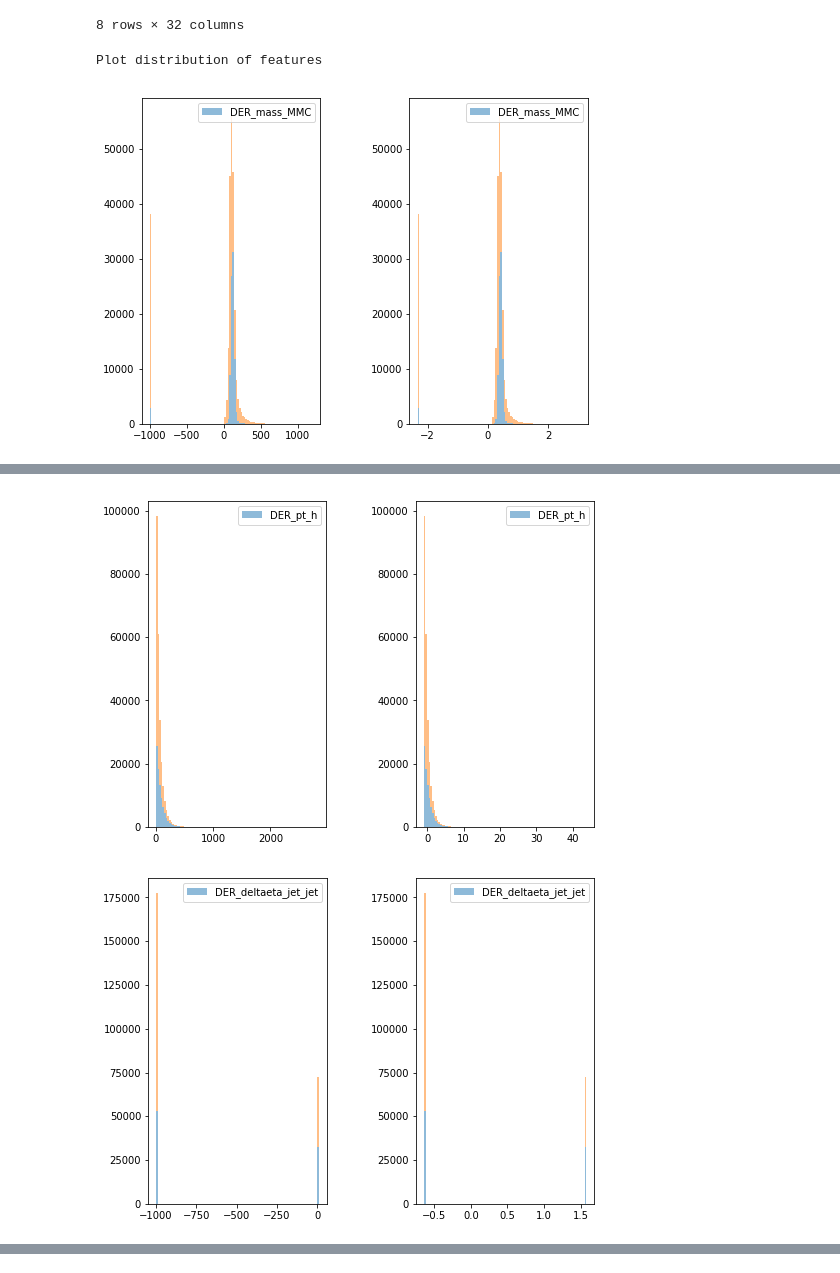
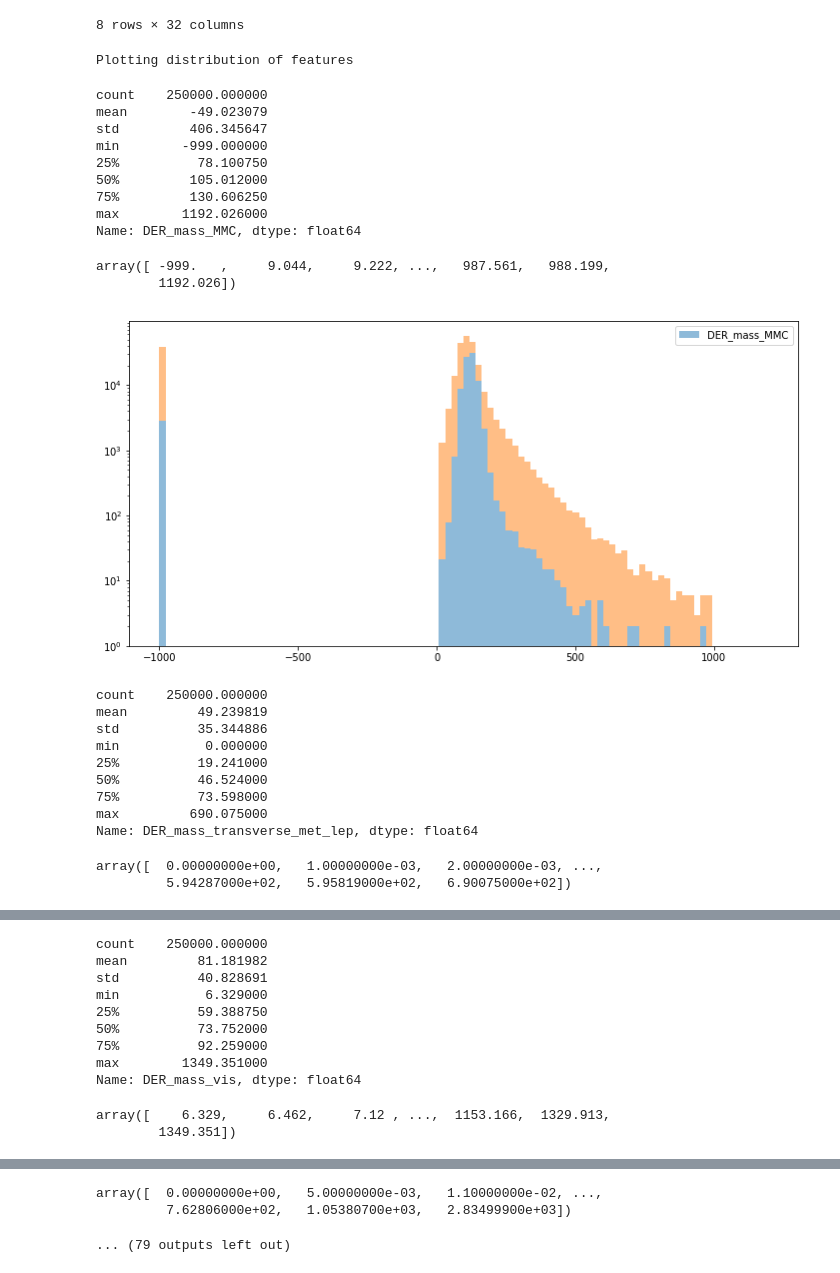
Before and after one commit to bhardwajk/kaggle-higgsboson, a Jupyter notebook: Kaggle - HiggsBoson ML challenge/DataVisualization.ipynb, the cells around one changed output, grey strips where cells are left out. Cells and saved outputs as stored; diff of their text form; code cells hidden in the pictures.

Commit message:
Analysis of each input feature - does it contain undefined value or not

```diff
--- a/Kaggle - HiggsBoson ML challenge/DataVisualization.ipynb
+++ b/Kaggle - HiggsBoson ML challenge/DataVisualization.ipynb
@@ -28,37 +28,66 @@ Summary of Training Data
 # %%
 """
 Data Columns
 ['EventId', 'DER_mass_MMC', 'DER_mass_transverse_met_lep', 'DER_mass_vis', 'DER_pt_h', 'DER_deltaeta_jet_jet', 'DER_mass_jet_jet',
  'DER_prodeta_jet_jet', 'DER_deltar_tau_lep', 'DER_pt_tot', 'DER_sum_pt', 'DER_pt_ratio_lep_tau', 'DER_met_phi_centrality',
  'DER_lep_eta_centrality', 'PRI_tau_pt', 'PRI_tau_eta', 'PRI_tau_phi', 'PRI_lep_pt', 'PRI_lep_eta', 'PRI_lep_phi',
  'PRI_met', 'PRI_met_phi', 'PRI_met_sumet', 'PRI_jet_num', 'PRI_jet_leading_pt', 'PRI_jet_leading_eta', 'PRI_jet_leading_phi',
  'PRI_jet_subleading_pt', 'PRI_jet_subleading_eta', 'PRI_jet_subleading_phi', 'PRI_jet_all_pt', 'Weight', 'Label']
  """
 
 num_features = td.shape[1]
 #num_features = 9
 
 print ("Plotting distribution of features")
 for f in np.arange(1,num_features-2):
-    plt.figure( figsize=(8,6))
-    plt.subplot(1,2,1)
+    plt.figure( figsize=(12,6))
+    plt.subplot(1,1,1)
 
     feature = list(td)[f]
-
+    display(td[feature].describe(include='all'))
+    display(np.sort(td[feature].unique()))
     mean = np.mean(td[feature])
     std = np.std(td[feature])
     plt.hist([td[feature][td.Label == 's'], td[feature][td.Label == 'b']], \
                  bins=100, alpha=0.5, stacked=True, label=feature);
     plt.legend(loc='upper right')
-
+    plt.yscale('log')
+    """
     plt.subplot(1,2,2)
     plt.hist([(td[feature][td.Label == 's'] - mean)/std, (td[feature][td.Label == 'b'] - mean)/std], \
                  bins=100, alpha=0.5, stacked=True, label=feature);
     plt.legend(loc='upper right')
     plt.subplots_adjust(wspace=0.5)
-
+    """
 
     plt.show()
+
+# TODO: Increase size of each subplot
+# TODO: How to clip large values (break high bars with ~)
+# TODO: Replace outliers, missing values with median values
+# TODO: Handle categorical data
 # %% [output]
-Plot distribution of features
+Plotting distribution of features
+count    250000.000000
+mean        -49.023079
+std         406.345647
+min        -999.000000
+25%          78.100750
+50%         105.012000
+75%         130.606250
+max        1192.026000
+Name: DER_mass_MMC, dtype: float64
+array([ -999.   ,     9.044,     9.222, ...,   987.561,   988.199,
+        1192.026])
-[figure, old version]
+[figure, new version]
+count    250000.000000
+mean         49.239819
+std          35.344886
+min           0.000000
+25%          19.241000
+50%          46.524000
+75%          73.598000
+max         690.075000
+Name: DER_mass_transverse_met_lep, dtype: float64
+array([  0.00000000e+00,   1.00000000e-03,   2.00000000e-03, ...,
+         5.94287000e+02,   5.95819000e+02,   6.90075000e+02])
@@ -65,0 +95,11 @@ Plot distribution of features
+count    250000.000000
+mean         81.181982
+std          40.828691
+min           6.329000
+25%          59.388750
+50%          73.752000
+75%          92.259000
+max        1349.351000
+Name: DER_mass_vis, dtype: float64
+array([    6.329,     6.462,     7.12 , ...,  1153.166,  1329.913,
+        1349.351])
@@ -67,2 +106,0 @@ Plot distribution of features
-[figure, removed]
-[figure, removed]
@@ -75,0 +116,3 @@ Plot distribution of features
+array([  0.00000000e+00,   5.00000000e-03,   1.10000000e-02, ...,
+         7.62806000e+02,   1.05380700e+03,   2.83499900e+03])
+... (79 outputs left out)
```
Also changed, not shown: parts of 3 cells of this notebook.
